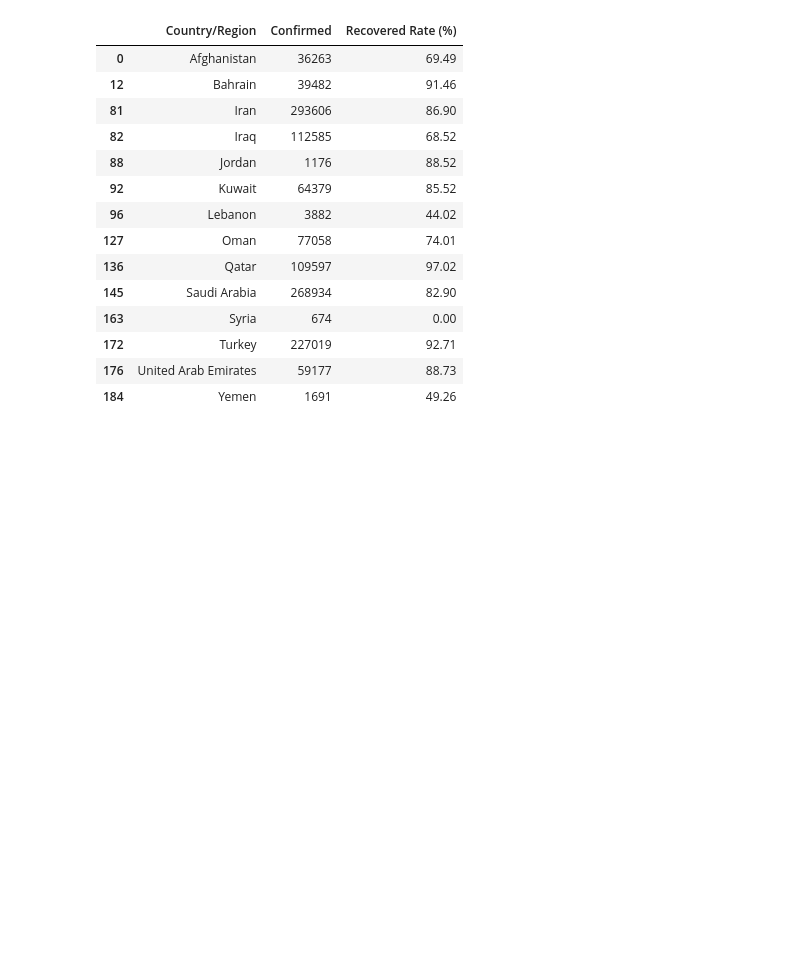
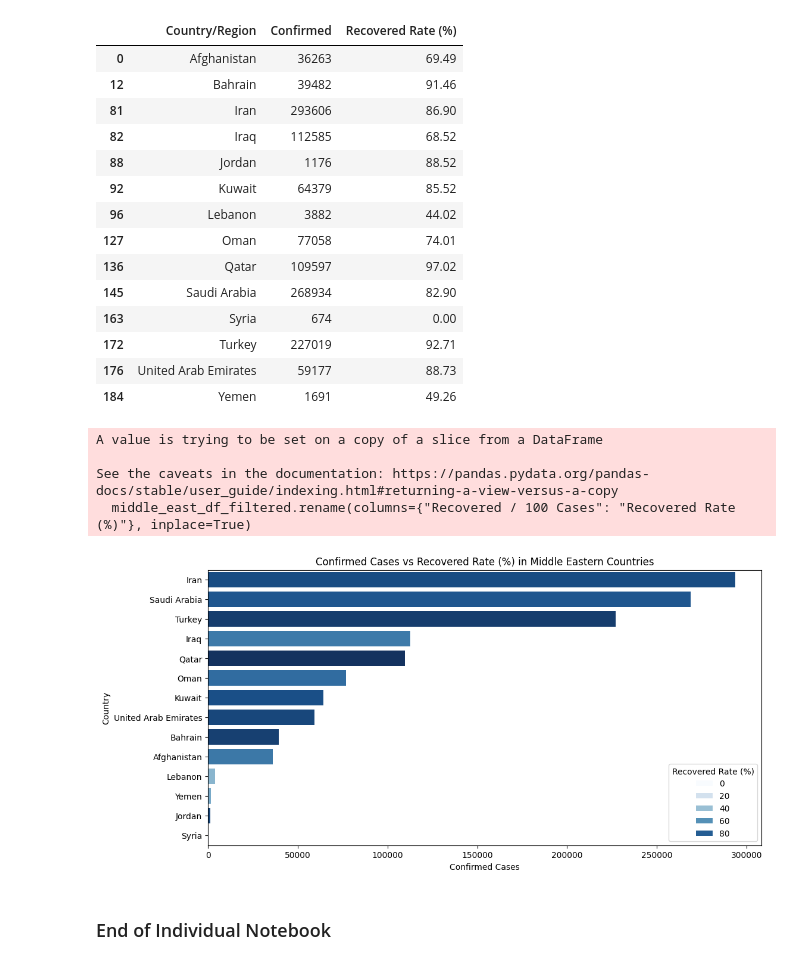
Before and after one commit to sbm014/2025-4516CSQR-COVID, a Jupyter notebook: SalemAlnoamani_Notebook.ipynb, the cells around one changed output. Saved outputs shown, nothing was run; the diff lists cells and outputs as text; code cells hidden in the pictures; blank space fills up the shorter version.

Commit message:
Updated Individual Jupyter notebook

```diff
--- a/SalemAlnoamaniNotebook.ipynb
+++ b/SalemAlnoamani_Notebook.ipynb
@@ -251,3 +252,55 @@ See the caveats in the documentation: https://pandas.pydata.org/pandas-docs/stab
 | 172 | Turkey | 227019 | 92.71 |
 | 176 | United Arab Emirates | 59177 | 88.73 |
 | 184 | Yemen | 1691 | 49.26 |
+# %%
+# Import necessary libraries
+import pandas as pd
+import matplotlib.pyplot as plt
+import seaborn as sns
+
+# Load the dataset (Update the path if necessary)
+df = country_wise_df
+
+# Define a list of Middle Eastern countries excluding Israel
+middle_eastern_countries = [
+    "Afghanistan", "Bahrain", "Iran", "Iraq", "Jordan", "Kuwait", "Lebanon",
+    "Oman", "Palestine", "Qatar", "Saudi Arabia", "Syria", "Turkey", "United Arab Emirates", "Yemen"
+]
+
+# Filter the dataset for Middle Eastern countries except Israel
+middle_east_df = df[df["Country/Region"].isin(middle_eastern_countries)]
+
+# Select only relevant columns for visualization
+middle_east_df_filtered = middle_east_df[["Country/Region", "Confirmed", "Recovered / 100 Cases"]]
+middle_east_df_filtered.rename(columns={"Recovered / 100 Cases": "Recovered Rate (%)"}, inplace=True)
+
+# Sort the dataframe for better visualization
+middle_east_df_filtered = middle_east_df_filtered.sort_values(by="Confirmed", ascending=False)
+
+# Set up the figure
+plt.figure(figsize=(12, 6))
+sns.barplot(
+    data=middle_east_df_filtered,
+    x="Confirmed",
+    y="Country/Region",
+    hue="Recovered Rate (%)",
+    palette="Blues",
+    dodge=False
+)
+
+# Add labels and title
+plt.xlabel("Confirmed Cases")
+plt.ylabel("Country")
+plt.title("Confirmed Cases vs Recovered Rate (%) in Middle Eastern Countries")
+plt.legend(title="Recovered Rate (%)", loc="lower right")
+
+# Show the plot
+plt.show()
+# %% [output]
+A value is trying to be set on a copy of a slice from a DataFrame
+
+See the caveats in the documentation: https://pandas.pydata.org/pandas-docs/stable/user_guide/indexing.html#returning-a-view-versus-a-copy
+  middle_east_df_filtered.rename(columns={"Recovered / 100 Cases": "Recovered Rate (%)"}, inplace=True)
+[figure, added]
+# %% [markdown]
+### End of Individual Notebook
```
Also changed, not shown: parts of 1 cell of this notebook.
